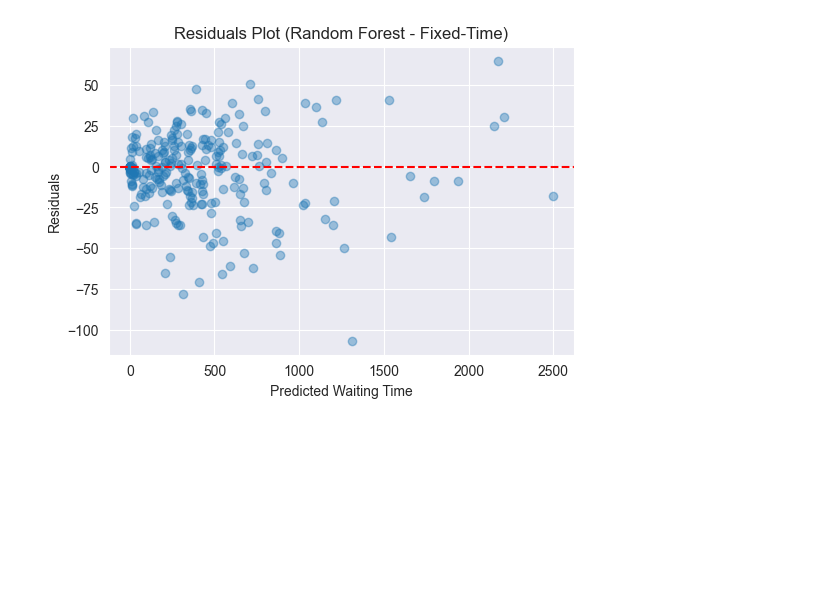
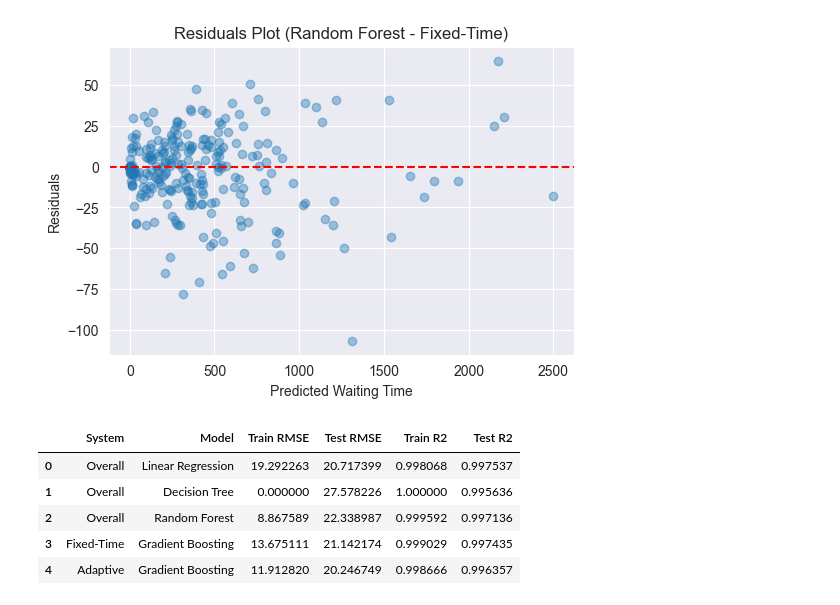
Before and after one commit to ThalhaAnas/DSGP-31, a Jupyter notebook: notebooks/Modeling _and_Comparison.ipynb, the cells around one changed output. Cells and saved outputs as stored; diff of their text form; code cells hidden in the pictures; blank space fills up the shorter version.

Commit message:
Add model evaluation metrics dataframe

```diff
--- a/notebooks/Modeling _and_Comparison.ipynb
+++ b/notebooks/Modeling _and_Comparison.ipynb
@@ -322,15 +336,15 @@ y_train_pred = dt.predict(X_train)
 y_test_pred = dt.predict(X_test)
 
 # Metrics
-train_rmse = np.sqrt(mean_squared_error(y_train, y_train_pred))
-train_r2 = r2_score(y_train, y_train_pred)
+dt_train_rmse = np.sqrt(mean_squared_error(y_train, y_train_pred))
+dt_train_r2 = r2_score(y_train, y_train_pred)
 
-test_rmse = np.sqrt(mean_squared_error(y_test, y_test_pred))
-test_r2 = r2_score(y_test, y_test_pred)
+dt_test_rmse = np.sqrt(mean_squared_error(y_test, y_test_pred))
+dt_test_r2 = r2_score(y_test, y_test_pred)
 
 print("Decision Tree Performance:")
-print(f"Train RMSE: {train_rmse:.3f}, R2: {train_r2:.3f}")
-print(f"Test  RMSE: {test_rmse:.3f}, R2: {test_r2:.3f}")
+print(f"Train RMSE: {dt_train_rmse:.3f}, R2: {dt_train_r2:.3f}")
+print(f"Test  RMSE: {dt_test_rmse:.3f}, R2: {dt_test_r2:.3f}")
 
 # Residual plot for test set
 residuals = y_test - y_test_pred
@@ -380,15 +394,15 @@ y_train_pred = rf.predict(X_train)
 y_test_pred = rf.predict(X_test)
 
 # Metrics
-train_rmse = np.sqrt(mean_squared_error(y_train, y_train_pred))
-train_r2 = r2_score(y_train, y_train_pred)
+rf_train_rmse = np.sqrt(mean_squared_error(y_train, y_train_pred))
+rf_train_r2 = r2_score(y_train, y_train_pred)
 
-test_rmse = np.sqrt(mean_squared_error(y_test, y_test_pred))
-test_r2 = r2_score(y_test, y_test_pred)
+rf_test_rmse = np.sqrt(mean_squared_error(y_test, y_test_pred))
+rf_test_r2 = r2_score(y_test, y_test_pred)
 
 print("Random Forest Performance (Fixed-Time):")
-print(f"Train RMSE: {train_rmse:.3f}, R2: {train_r2:.3f}")
-print(f"Test  RMSE: {test_rmse:.3f}, R2: {test_r2:.3f}")
+print(f"Train RMSE: {rf_train_rmse:.3f}, R2: {rf_train_r2:.3f}")
+print(f"Test  RMSE: {rf_test_rmse:.3f}, R2: {rf_test_r2:.3f}")
 
 
 import matplotlib.pyplot as plt
@@ -408,3 +422,21 @@ Random Forest Performance (Fixed-Time):
 Train RMSE: 8.868, R2: 1.000
 Test  RMSE: 22.339, R2: 0.997
 [figure]
+# %%
+rmse_df = pd.DataFrame([
+    ["Overall", "Linear Regression", lr_train_rmse, lr_test_rmse, lr_train_r2, lr_test_r2],
+    ["Overall", "Decision Tree", dt_train_rmse, dt_test_rmse, dt_train_r2, dt_test_r2],
+    ["Overall", "Random Forest", rf_train_rmse, rf_test_rmse, rf_train_r2, rf_test_r2],
+
+    ["Fixed-Time", "Gradient Boosting", gb_fixed_train_rmse, gb_fixed_test_rmse, gb_fixed_train_r2, gb_fixed_test_r2 ],
+    ["Adaptive",   "Gradient Boosting", gb_adaptive_train_rmse, gb_adaptive_test_rmse, gb_adaptive_train_r2, gb_adaptive_test_r2],
+], columns=["System", "Model", "Train RMSE", "Test RMSE", "Train R2", "Test R2"])
+
+rmse_df
+# %% [output]
+|  | System | Model | Train RMSE | Test RMSE | Train R2 | Test R2 |
+| 0 | Overall | Linear Regression | 19.292263 | 20.717399 | 0.998068 | 0.997537 |
+| 1 | Overall | Decision Tree | 0.000000 | 27.578226 | 1.000000 | 0.995636 |
+| 2 | Overall | Random Forest | 8.867589 | 22.338987 | 0.999592 | 0.997136 |
+| 3 | Fixed-Time | Gradient Boosting | 13.675111 | 21.142174 | 0.999029 | 0.997435 |
+| 4 | Adaptive | Gradient Boosting | 11.912820 | 20.246749 | 0.998666 | 0.996357 |
```
Also changed, not shown: parts of 4 cells of this notebook.
